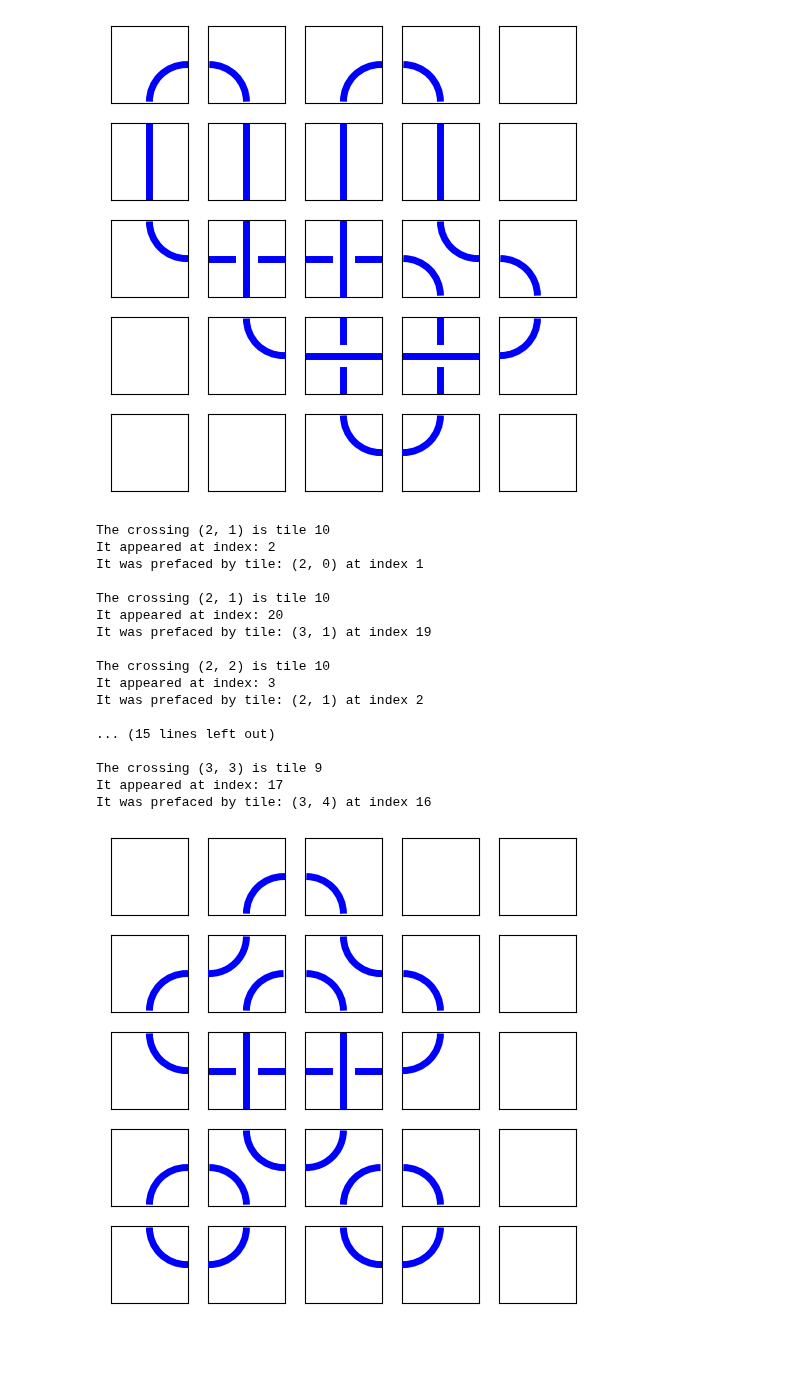
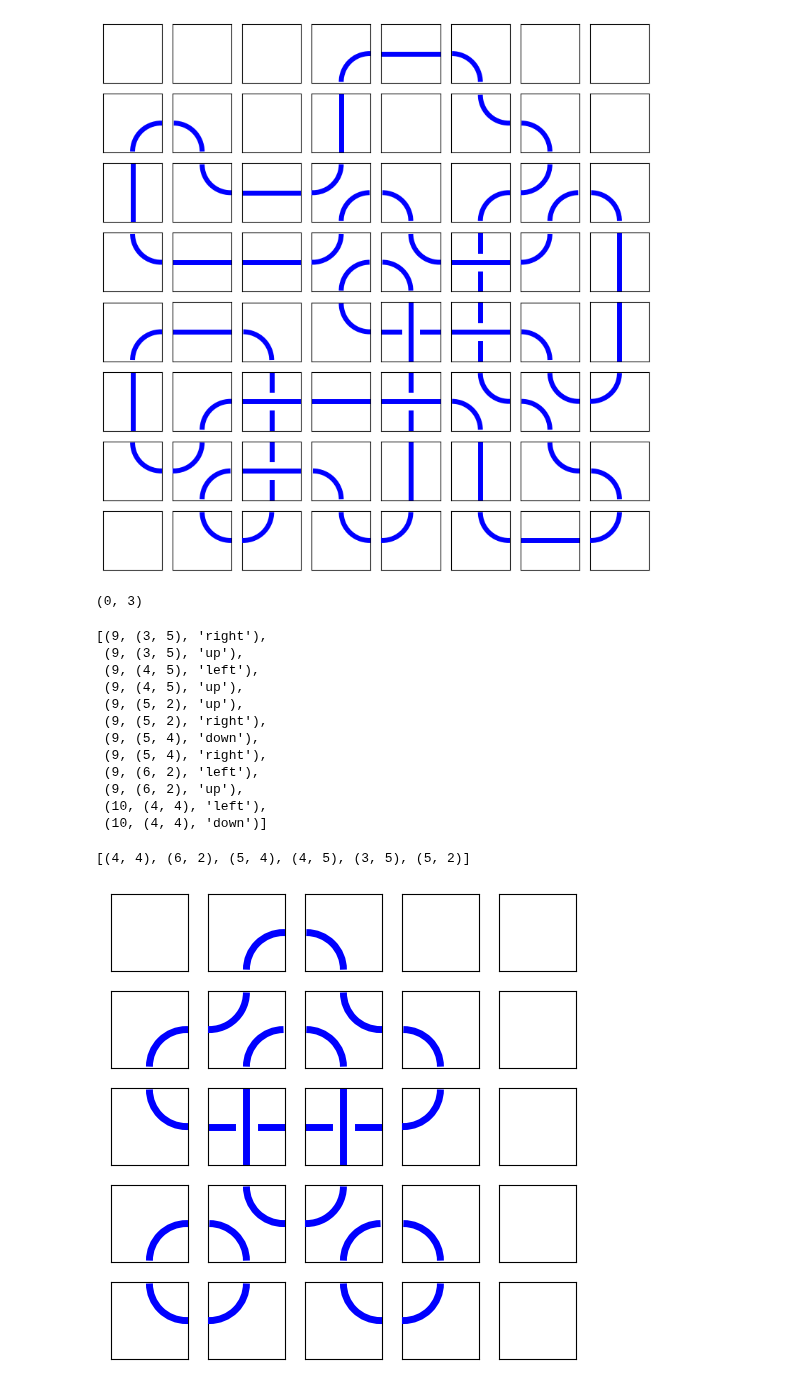
Before and after one commit to andrew-tawfeek/knot_mosaics, a Jupyter notebook: strandOf-hyperbolic.ipynb, the cells around one changed output. Drawn from its saved outputs; the diff is of its cells as text; code cells hidden in the pictures; blank space fills up the shorter version.

Commit message:
working towards crossing orienting..

```diff
--- a/strandOf-hyperbolic.ipynb
+++ b/strandOf-hyperbolic.ipynb
@@ -1,43 +1,59 @@
 # %%
 load("wild_mosaics.py")
 # %%
-M = random_mosaic(5, suitably_connected = True, num_components = 1, num_crossings = 4)
-M.show()
+M = random_mosaic(8, suitably_connected = True, num_components = 1, num_crossings = 6)
+M.show(8)
 # %% [output]
-[figure, old version]
+[figure, new version]
+# %%
+# internal function
+def pick_starting_tile(M): #ensures starting tile is not crossing/hyperbolic tile
+    strand_matrix = M.strandMatrix()
+    for i in range(M.size):
+        for j in range(M.size):
+            if strand_matrix[i,j] == 1:
+                return (i,j)
+
+pick_starting_tile(M)
+# %% [output]
+(0, 3)
 # %%
-# start doesnt matter, if not crossing then easier -- start/end not crossing
 
-path = M.strandOf((0,0))
+path = M.strandOf(pick_starting_tile(M))
 path = list(enumerate(path)) # now path is list of (index, tile)
 
 crossings = M.findCrossings()
+appearances = []
 
 for c in crossings:
-    for index, tile in path:
-        if tile == c:
-            print(f"The crossing {c} is tile {M.matrixRepresentation[c]}")
-            print(f"It appeared at index: {index}")
-            print(f"It was prefaced by tile: {path[index-1][1]} at index {index-1}")
-            print("")
+    appearances += [(M.matrixRepresentation[c],c,index, path[index-1][1]) for index, tile in path if tile == c] # (tile, coord, index, previous coord)
+
+appearances.sort()
+
+orientations = []
+for appearance in appearances:
+    tile, coord, index, prev_coord = appearance
+    orientations += [(tile, coord, M.strandOrientationAt(coord, prev_coord))]
+
+crossings = list(set([crossing for tile, crossing, orientation in orientations])) # ensures crossings in correct order
+orientations
 # %% [output]
-The crossing (2, 1) is tile 10
-It appeared at index: 2
-It was prefaced by tile: (2, 0) at index 1
-
-The crossing (2, 1) is tile 10
-It appeared at index: 20
-It was prefaced by tile: (3, 1) at index 19
-
-The crossing (2, 2) is tile 10
-It appeared at index: 3
-It was prefaced by tile: (2, 1) at index 2
-
-... (15 lines left out)
-
-The crossing (3, 3) is tile 9
-It appeared at index: 17
-It was prefaced by tile: (3, 4) at index 16
+[(9, (3, 5), 'right'),
+ (9, (3, 5), 'up'),
+ (9, (4, 5), 'left'),
+ (9, (4, 5), 'up'),
+ (9, (5, 2), 'up'),
+ (9, (5, 2), 'right'),
+ (9, (5, 4), 'down'),
+ (9, (5, 4), 'right'),
+ (9, (6, 2), 'left'),
+ (9, (6, 2), 'up'),
+ (10, (4, 4), 'left'),
+ (10, (4, 4), 'down')]
+# %%
+crossings
+# %% [output]
+[(4, 4), (6, 2), (5, 4), (4, 5), (3, 5), (5, 2)]
 # %%
 # mosaic = random_mosaic(dimension = 6, num_crossings=5); mosaic.show()
 mosaic = Mosaic([[0,2,1,0,0],[2,8,7,1,0],[3,10,10,4,0],[2,7,8,1,0],[3,4,3,4,0]]);
```
Also changed, not shown: 1 other file.
